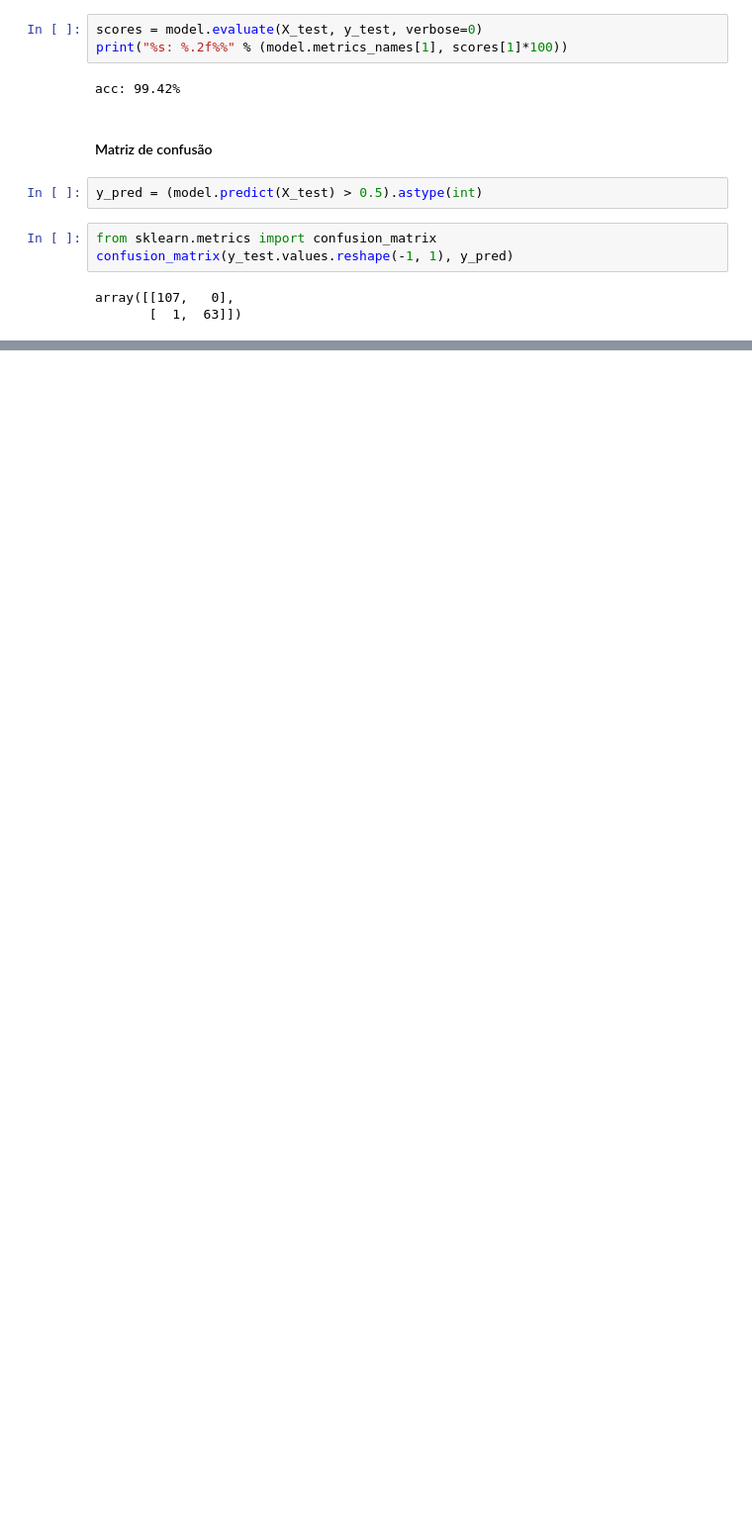
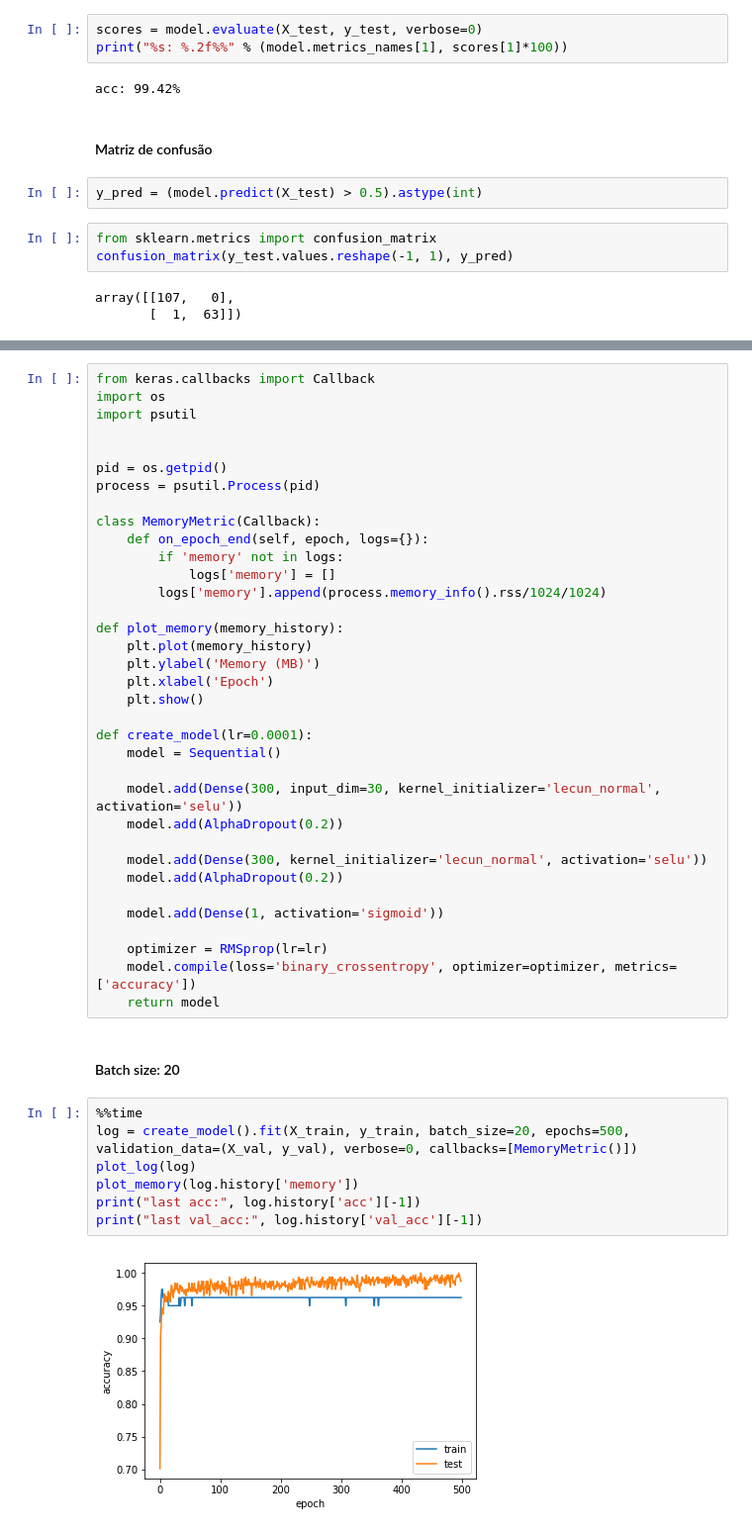
Before and after one commit to fernandocamargoai/deeplearningcourse2018, a Jupyter notebook: Lista_3/Notebook.ipynb, the cells around one changed output, grey strips where cells are left out. Shown: that part at 99% size. Saved outputs shown, nothing was run; the diff lists cells and outputs as text; blank space fills up the shorter version.

```diff
--- a/Lista_3/Notebook.ipynb
+++ b/Lista_3/Notebook.ipynb
@@ -155,0 +162,46 @@ array([[107,   0],
+# %%
+from keras.callbacks import Callback
+import os
+import psutil
+
+
+pid = os.getpid()
+process = psutil.Process(pid)
+
+class MemoryMetric(Callback):
+    def on_epoch_end(self, epoch, logs={}):
+        if 'memory' not in logs:
+            logs['memory'] = []
+        logs['memory'].append(process.memory_info().rss/1024/1024)
+
+def plot_memory(memory_history):
+    plt.plot(memory_history)
+    plt.ylabel('Memory (MB)')
+    plt.xlabel('Epoch')
+    plt.show()
+
+def create_model(lr=0.0001):
+    model = Sequential()
+
+    model.add(Dense(300, input_dim=30, kernel_initializer='lecun_normal', activation='selu'))
+    model.add(AlphaDropout(0.2))
+
+    model.add(Dense(300, kernel_initializer='lecun_normal', activation='selu'))
+    model.add(AlphaDropout(0.2))
+
+    model.add(Dense(1, activation='sigmoid'))
+
+    optimizer = RMSprop(lr=lr)
+    model.compile(loss='binary_crossentropy', optimizer=optimizer, metrics=['accuracy'])
+    return model
+# %% [markdown]
+#### Batch size: 20
+# %%
+%%time
+log = create_model().fit(X_train, y_train, batch_size=20, epochs=500, validation_data=(X_val, y_val), verbose=0, callbacks=[MemoryMetric()])
+plot_log(log)
+plot_memory(log.history['memory'])
+print("last acc:", log.history['acc'][-1])
+print("last val_acc:", log.history['val_acc'][-1])
+# %% [output]
+[figure, added]
```
Also changed, not shown: parts of 23 cells of this notebook.
